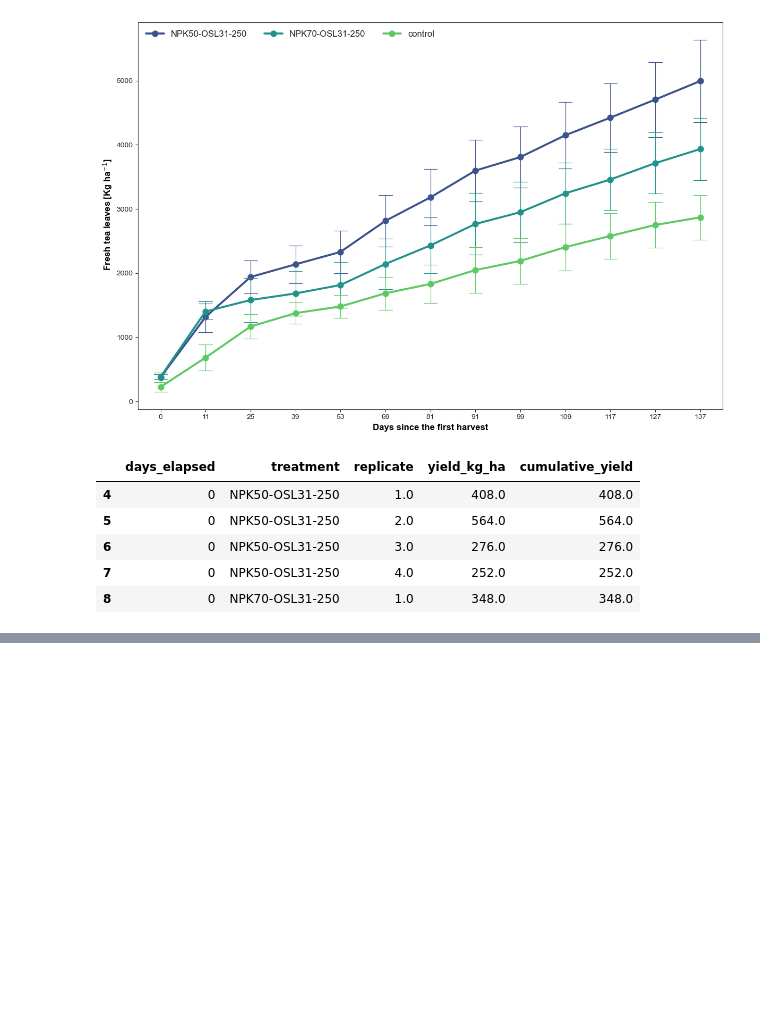
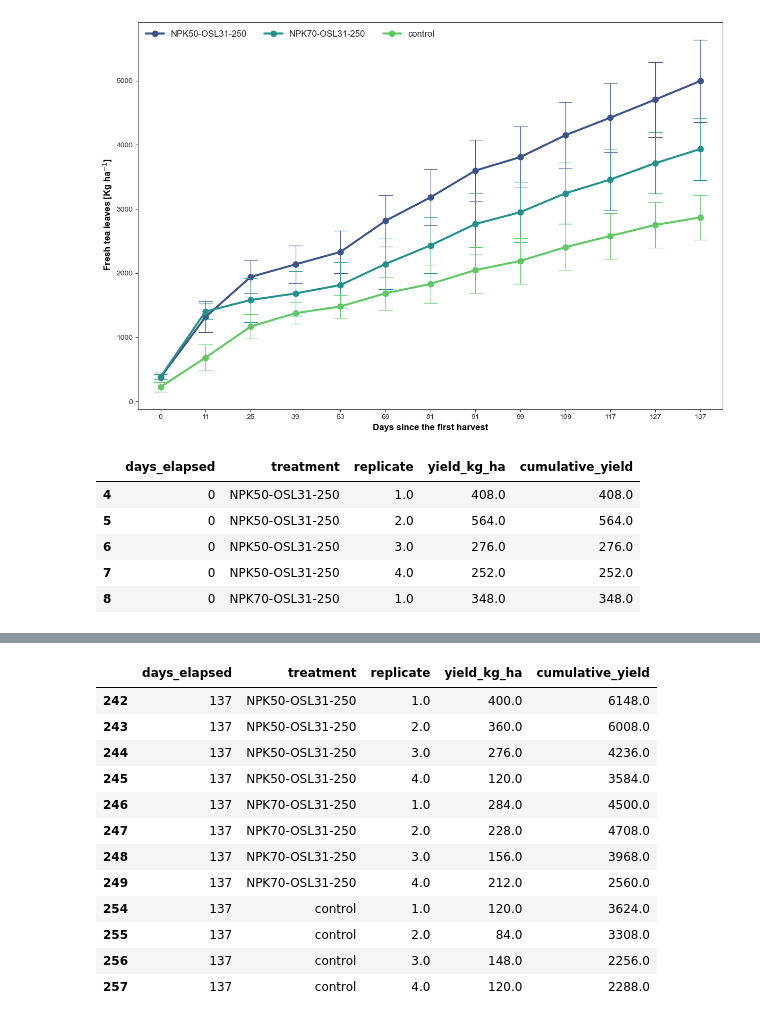
Before and after one commit to BBenyamini/tea_paper, a Jupyter notebook: notebook.ipynb, the cells around one changed output, grey strips where cells are left out. Saved outputs shown, nothing was run; the diff lists cells and outputs as text; code cells hidden in the pictures; blank space fills up the shorter version.

```diff
--- a/notebook.ipynb
+++ b/notebook.ipynb
@@ -299,3 +277,21 @@ final_mixed_results.summary()
 | C(treatment)[T.NPK70-OSL31-250]:d... | -6.725 | 1.685 | -3.991 | 0.000 | -10.028 | -3.422 |
 | C(treatment)[T.control]:days_elapsed | -13.153 | 1.638 | -8.028 | 0.000 | -16.364 | -9.942 |
 | Group Var | 454350.728 | 1043.548 |  |  |  |  |
+# %%
+# select end points
+rab_end_points = rab_subset.groupby(['treatment','replicate']).tail(1)
+rab_end_points
+# %% [output]
+|  | days_elapsed | treatment | replicate | yield_kg_ha | cumulative_yield |
+| 242 | 137 | NPK50-OSL31-250 | 1.0 | 400.0 | 6148.0 |
+| 243 | 137 | NPK50-OSL31-250 | 2.0 | 360.0 | 6008.0 |
+| 244 | 137 | NPK50-OSL31-250 | 3.0 | 276.0 | 4236.0 |
+| 245 | 137 | NPK50-OSL31-250 | 4.0 | 120.0 | 3584.0 |
+| 246 | 137 | NPK70-OSL31-250 | 1.0 | 284.0 | 4500.0 |
+| 247 | 137 | NPK70-OSL31-250 | 2.0 | 228.0 | 4708.0 |
+| 248 | 137 | NPK70-OSL31-250 | 3.0 | 156.0 | 3968.0 |
+| 249 | 137 | NPK70-OSL31-250 | 4.0 | 212.0 | 2560.0 |
+| 254 | 137 | control | 1.0 | 120.0 | 3624.0 |
+| 255 | 137 | control | 2.0 | 84.0 | 3308.0 |
+| 256 | 137 | control | 3.0 | 148.0 | 2256.0 |
+| 257 | 137 | control | 4.0 | 120.0 | 2288.0 |
```
Also changed, not shown: parts of 6 cells of this notebook, 2 other files.
